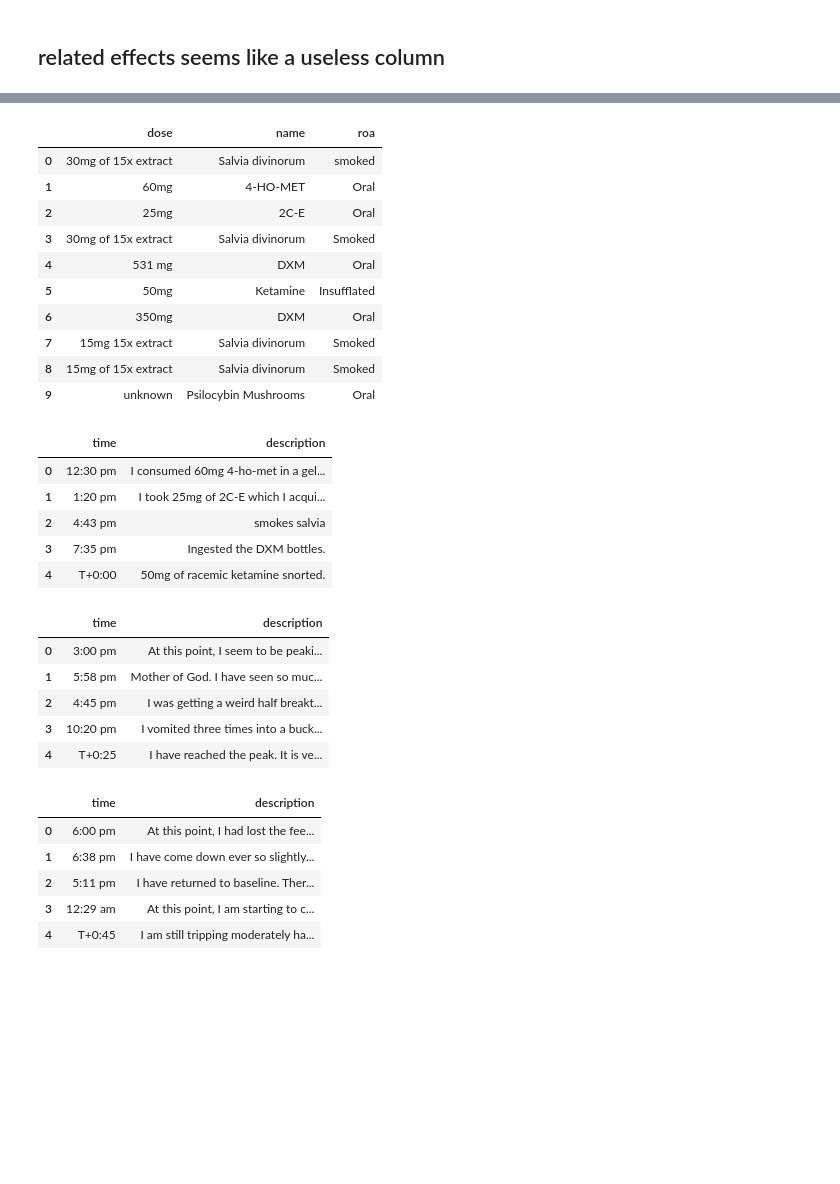
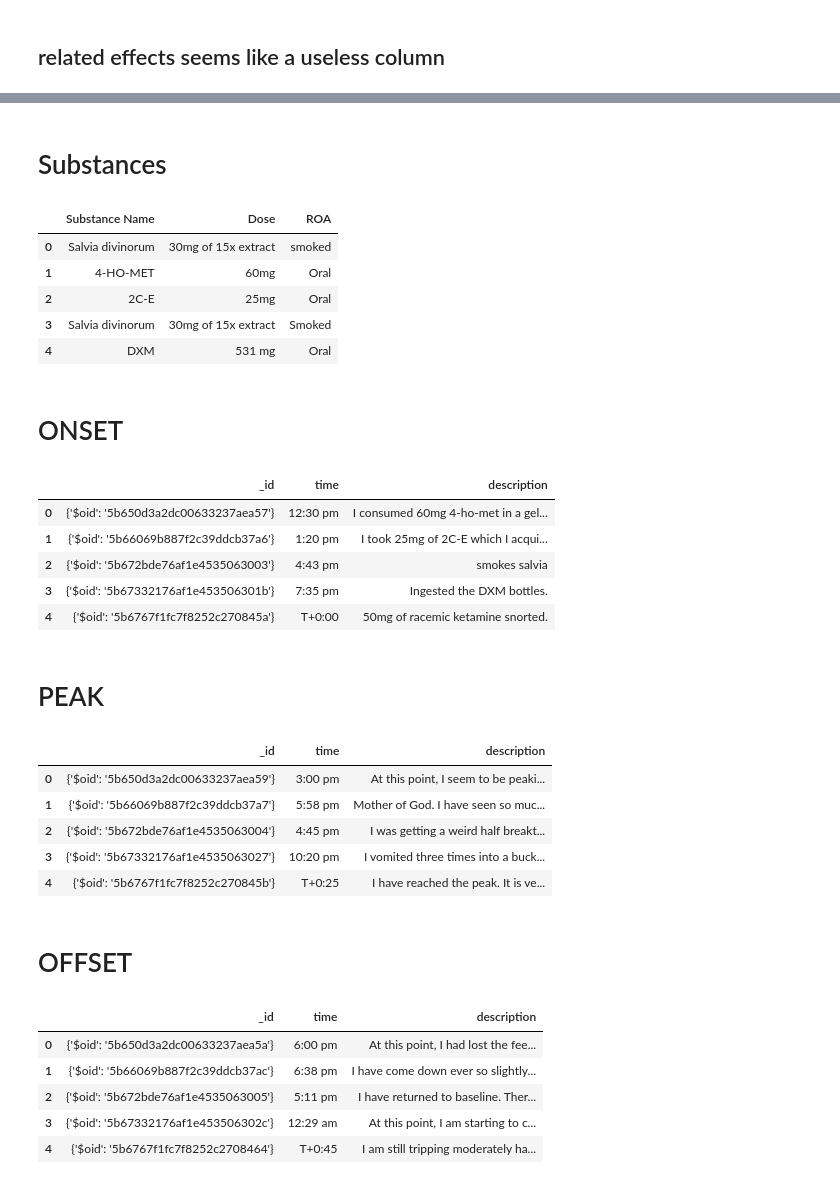
Before and after one commit to EthanIrby8/DrugFX, a Jupyter notebook: subjective_effects_db/reports_json_preprocessing.ipynb, the cells around one changed output, grey strips where cells are left out. Drawn from its saved outputs; the diff is of its cells as text; code cells hidden in the pictures; blank space fills up the shorter version.

```diff
--- a/subjective_effects_db/reports_json_preprocessing.ipynb
+++ b/subjective_effects_db/reports_json_preprocessing.ipynb
@@ -1,6 +1,8 @@
 # %%
 import pandas as pd
 # %%
+reports = pd.read_json('reports.json', lines=True)
+
 new_order = ['_id','substances', 'tags',  'title', 'subject','description', 'related_effects', 'slug', 'onset', 'peak', 'offset', 'sectionVisibility', 'featured', 'introduction', 'conclusion', '_v']
 reports = reports.reindex(columns=new_order)
 reports.head()
@@ -66,29 +59,26 @@ for i, value in enumerate(reports.substances.values.tolist()):
+# %% [markdown]
+# Substances
 # %%
-# Substances
-
 substances_df = pd.DataFrame(reports.substances.values.tolist())[0]
 substances_df = pd.DataFrame.from_records(substances_df)
-substances_df.head(10)
+substances_df = substances_df.rename(columns={'dose': 'Dose', 'name': 'Substance Name', 'roa': 'ROA'})
+substances_df = substances_df[['Substance Name', 'Dose', 'ROA']]
+substances_df.head()
 # %% [output]
-|  | dose | name | roa |
-| 0 | 30mg of 15x extract | Salvia divinorum | smoked |
-| 1 | 60mg | 4-HO-MET | Oral |
-| 2 | 25mg | 2C-E | Oral |
-| 3 | 30mg of 15x extract | Salvia divinorum | Smoked |
-| 4 | 531 mg | DXM | Oral |
-| 5 | 50mg | Ketamine | Insufflated |
-| 6 | 350mg | DXM | Oral |
-| 7 | 15mg 15x extract | Salvia divinorum | Smoked |
-| 8 | 15mg of 15x extract | Salvia divinorum | Smoked |
-| 9 | unknown | Psilocybin Mushrooms | Oral |
+|  | Substance Name | Dose | ROA |
+| 0 | Salvia divinorum | 30mg of 15x extract | smoked |
+| 1 | 4-HO-MET | 60mg | Oral |
+| 2 | 2C-E | 25mg | Oral |
+| 3 | Salvia divinorum | 30mg of 15x extract | Smoked |
+| 4 | DXM | 531 mg | Oral |
+# %% [markdown]
+# ONSET
 # %%
 for i, value in enumerate(reports.onset.values.tolist()):
     for info in value:
         for j in list(key):
             if '_id' in info: del info['_id']
 # %%
-# ONSET
-
 onset_df = pd.DataFrame(reports.onset.values.tolist()[1:])
 
 onset_df = pd.DataFrame.from_records(onset_df)
@@ -103,19 +93,20 @@ onset_df.drop(columns=0,inplace=True)
 
 onset_df.head()
 # %% [output]
-|  | time | description |
-| 0 | 12:30 pm | I consumed 60mg 4-ho-met in a gel... |
-| 1 | 1:20 pm | I took 25mg of 2C-E which I acqui... |
-| 2 | 4:43 pm | smokes salvia |
-| 3 | 7:35 pm | Ingested the DXM bottles. |
-| 4 | T+0:00 | 50mg of racemic ketamine snorted. |
+|  | _id | time | description |
+| 0 | {'$oid': '5b650d3a2dc00633237aea57'} | 12:30 pm | I consumed 60mg 4-ho-met in a gel... |
+| 1 | {'$oid': '5b66069b887f2c39ddcb37a6'} | 1:20 pm | I took 25mg of 2C-E which I acqui... |
+| 2 | {'$oid': '5b672bde76af1e4535063003'} | 4:43 pm | smokes salvia |
+| 3 | {'$oid': '5b67332176af1e453506301b'} | 7:35 pm | Ingested the DXM bottles. |
+| 4 | {'$oid': '5b6767f1fc7f8252c270845a'} | T+0:00 | 50mg of racemic ketamine snorted. |
+# %% [markdown]
+# PEAK
 # %%
 for i, value in enumerate(reports.peak.values.tolist()):
     for info in value:
         for j in list(key):
             if '_id' in info: del info['_id']
 # %%
-# PEAK
 
 peak_df = pd.DataFrame(reports.peak.values.tolist()[1:])
 
@@ -130,20 +121,20 @@ peak_df.drop(columns='value',inplace=True)
 peak_df.drop(columns=0,inplace=True)
 peak_df.head()
 # %% [output]
-|  | time | description |
-| 0 | 3:00 pm | At this point, I seem to be peaki... |
-| 1 | 5:58 pm | Mother of God. I have seen so muc... |
-| 2 | 4:45 pm | I was getting a weird half breakt... |
-| 3 | 10:20 pm | I vomited three times into a buck... |
-| 4 | T+0:25 | I have reached the peak. It is ve... |
+|  | _id | time | description |
+| 0 | {'$oid': '5b650d3a2dc00633237aea59'} | 3:00 pm | At this point, I seem to be peaki... |
+| 1 | {'$oid': '5b66069b887f2c39ddcb37a7'} | 5:58 pm | Mother of God. I have seen so muc... |
+| 2 | {'$oid': '5b672bde76af1e4535063004'} | 4:45 pm | I was getting a weird half breakt... |
+| 3 | {'$oid': '5b67332176af1e4535063027'} | 10:20 pm | I vomited three times into a buck... |
+| 4 | {'$oid': '5b6767f1fc7f8252c270845b'} | T+0:25 | I have reached the peak. It is ve... |
+# %% [markdown]
+# OFFSET
 # %%
 for i, value in enumerate(reports.offset.values.tolist()):
     for info in value:
         for j in list(key):
             if '_id' in info: del info['_id']
 # %%
-# OFFSET
-
 offset_df = pd.DataFrame(reports.offset.values.tolist()[1:])
 
 offset_df = pd.DataFrame.from_records(offset_df)
@@ -157,9 +148,9 @@ offset_df.drop(columns='value',inplace=True)
 offset_df.drop(columns=0,inplace=True)
 offset_df.head()
 # %% [output]
-|  | time | description |
-| 0 | 6:00 pm | At this point, I had lost the fee... |
-| 1 | 6:38 pm | I have come down ever so slightly... |
-| 2 | 5:11 pm | I have returned to baseline. Ther... |
-| 3 | 12:29 am | At this point, I am starting to c... |
-| 4 | T+0:45 | I am still tripping moderately ha... |
+|  | _id | time | description |
+| 0 | {'$oid': '5b650d3a2dc00633237aea5a'} | 6:00 pm | At this point, I had lost the fee... |
+| 1 | {'$oid': '5b66069b887f2c39ddcb37ac'} | 6:38 pm | I have come down ever so slightly... |
+| 2 | {'$oid': '5b672bde76af1e4535063005'} | 5:11 pm | I have returned to baseline. Ther... |
+| 3 | {'$oid': '5b67332176af1e453506302c'} | 12:29 am | At this point, I am starting to c... |
+| 4 | {'$oid': '5b6767f1fc7f8252c2708464'} | T+0:45 | I am still tripping moderately ha... |
```
Also changed, not shown: parts of 8 cells of this notebook, 1 other file.
